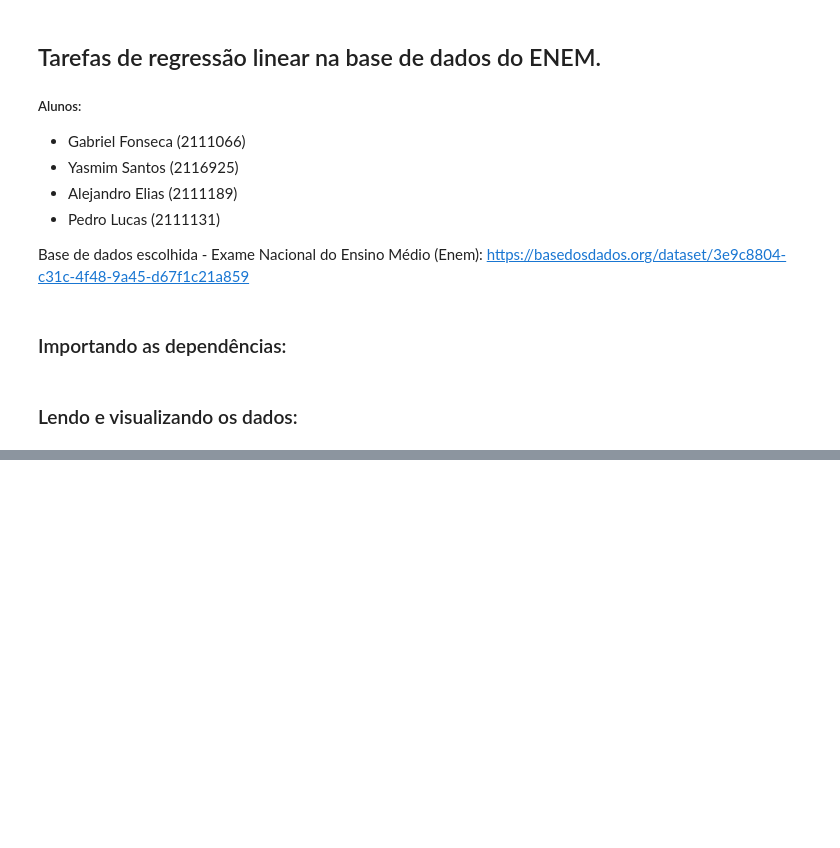
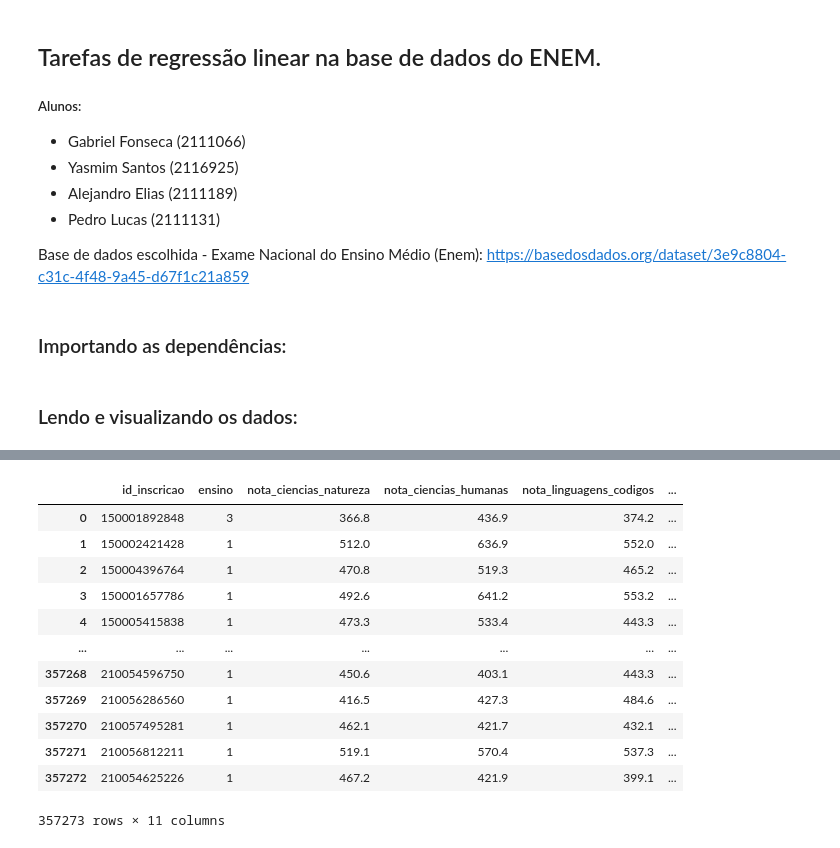
Before and after one commit to gabriel-fonseca-repo/enem-microdados-ml, a Jupyter notebook: src/regressao/linear.ipynb, the cells around one changed output, grey strips where cells are left out. Saved outputs shown, nothing was run; the diff lists cells and outputs as text; code cells hidden in the pictures; blank space fills up the shorter version.

```diff
--- a/src/regressao/linear.ipynb
+++ b/src/regressao/linear.ipynb
@@ -104,3 +22,58 @@ df_enem
+# %%
+# Anos de 2015 a 2022
+anos = [
+    "2015",
+    "2016",
+    "2017",
+    "2018",
+    "2019",
+    "2020",
+    "2021",
+    "2022",
+]
+
+dtype = {
+    "id_inscricao": "Int64",
+    "ensino": "Int32",
+    "nota_ciencias_natureza": float,
+    "nota_ciencias_humanas": float,
+    "nota_linguagens_codigos": float,
+    "nota_matematica": float,
+    "nota_redacao": float,
+    "q_formacao_pai": str,
+    "q_formacao_mae": str,
+    "q_renda_familia": str,
+}
+
+dfs_por_ano = []
+
+for ano in anos:
+    df = pd.read_csv(f"../../data/enem-microdados-qsce/{ano}.csv", dtype=dtype)
+    df["ano"] = int(ano)
+    dfs_por_ano.append(df)
+
+
+df_enem = pd.concat(dfs_por_ano, ignore_index=True).reset_index(drop=True)
+
+colunas = ["q_formacao_pai", "q_formacao_mae", "q_renda_familia"]
+df_enem[colunas] = df_enem[colunas].replace("*", np.nan).replace(".", np.nan)
+df_enem = df_enem.dropna().reset_index(drop=True)
+
+df_enem
+# %% [output]
+|  | id_inscricao | ensino | nota_ciencias_natureza | nota_ciencias_humanas | nota_linguagens_codigos | ... |
+| 0 | 150001892848 | 3 | 366.8 | 436.9 | 374.2 | ... |
+| 1 | 150002421428 | 1 | 512.0 | 636.9 | 552.0 | ... |
+| 2 | 150004396764 | 1 | 470.8 | 519.3 | 465.2 | ... |
+| 3 | 150001657786 | 1 | 492.6 | 641.2 | 553.2 | ... |
+| 4 | 150005415838 | 1 | 473.3 | 533.4 | 443.3 | ... |
+| ... | ... | ... | ... | ... | ... | ... |
+| 357268 | 210054596750 | 1 | 450.6 | 403.1 | 443.3 | ... |
+| 357269 | 210056286560 | 1 | 416.5 | 427.3 | 484.6 | ... |
+| 357270 | 210057495281 | 1 | 462.1 | 421.7 | 432.1 | ... |
+| 357271 | 210056812211 | 1 | 519.1 | 570.4 | 537.3 | ... |
+| 357272 | 210054625226 | 1 | 467.2 | 421.9 | 399.1 | ... |
+357273 rows × 11 columns
 # %%
 df_enem.describe()
 # %% [output]
```
Also changed, not shown: parts of 10 cells of this notebook, 13 other files.
